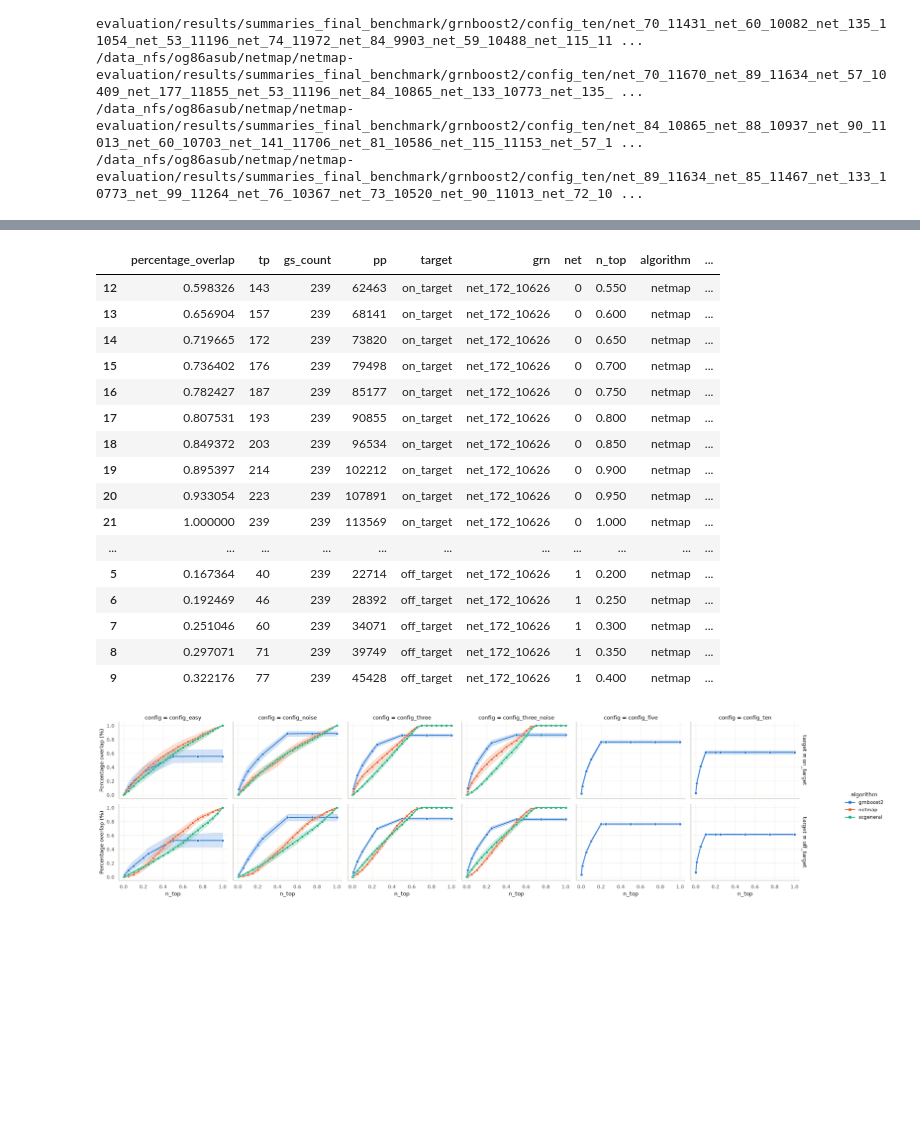
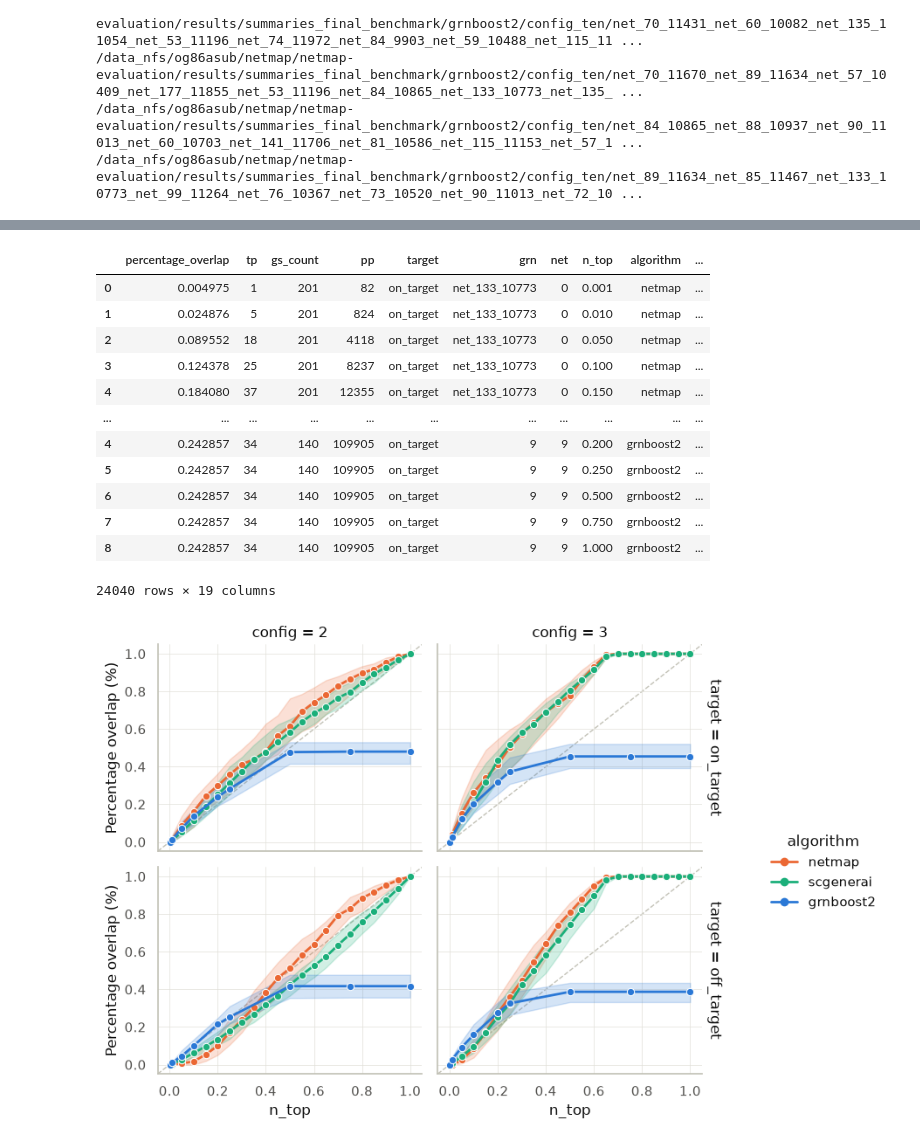
Before and after one commit to bionetslab/netmap-evaluation, a Jupyter notebook: src/manuscript_synthetic/manuscript_results/prepare_plotting_data_final_benchmark.ipynb, the cells around one changed output, grey strips where cells are left out. Cells and saved outputs as stored; diff of their text form; code cells hidden in the pictures; blank space fills up the shorter version.

```diff
--- a/src/manuscript_synthetic/manuscript_results/prepare_plotting_data_final_benchmark.ipynb
+++ b/src/manuscript_synthetic/manuscript_results/prepare_plotting_data_final_benchmark.ipynb
@@ -150,24 +161,46 @@ grnb
 final_metrics = pd.concat([final_metrics, grnb])
 # %%
-final_metrics.iloc[100:120]
+final_metrics
 # %% [output]
 |  | percentage_overlap | tp | gs_count | pp | target | grn | net | n_top | algorithm | ... |
-| 12 | 0.598326 | 143 | 239 | 62463 | on_target | net_172_10626 | 0 | 0.550 | netmap | ... |
-| 13 | 0.656904 | 157 | 239 | 68141 | on_target | net_172_10626 | 0 | 0.600 | netmap | ... |
-| 14 | 0.719665 | 172 | 239 | 73820 | on_target | net_172_10626 | 0 | 0.650 | netmap | ... |
-| 15 | 0.736402 | 176 | 239 | 79498 | on_target | net_172_10626 | 0 | 0.700 | netmap | ... |
-| 16 | 0.782427 | 187 | 239 | 85177 | on_target | net_172_10626 | 0 | 0.750 | netmap | ... |
-| 17 | 0.807531 | 193 | 239 | 90855 | on_target | net_172_10626 | 0 | 0.800 | netmap | ... |
-| 18 | 0.849372 | 203 | 239 | 96534 | on_target | net_172_10626 | 0 | 0.850 | netmap | ... |
-| 19 | 0.895397 | 214 | 239 | 102212 | on_target | net_172_10626 | 0 | 0.900 | netmap | ... |
-| 20 | 0.933054 | 223 | 239 | 107891 | on_target | net_172_10626 | 0 | 0.950 | netmap | ... |
-| 21 | 1.000000 | 239 | 239 | 113569 | on_target | net_172_10626 | 0 | 1.000 | netmap | ... |
+| 0 | 0.004975 | 1 | 201 | 82 | on_target | net_133_10773 | 0 | 0.001 | netmap | ... |
+| 1 | 0.024876 | 5 | 201 | 824 | on_target | net_133_10773 | 0 | 0.010 | netmap | ... |
+| 2 | 0.089552 | 18 | 201 | 4118 | on_target | net_133_10773 | 0 | 0.050 | netmap | ... |
+| 3 | 0.124378 | 25 | 201 | 8237 | on_target | net_133_10773 | 0 | 0.100 | netmap | ... |
+| 4 | 0.184080 | 37 | 201 | 12355 | on_target | net_133_10773 | 0 | 0.150 | netmap | ... |
 | ... | ... | ... | ... | ... | ... | ... | ... | ... | ... | ... |
-| 5 | 0.167364 | 40 | 239 | 22714 | off_target | net_172_10626 | 1 | 0.200 | netmap | ... |
-| 6 | 0.192469 | 46 | 239 | 28392 | off_target | net_172_10626 | 1 | 0.250 | netmap | ... |
-| 7 | 0.251046 | 60 | 239 | 34071 | off_target | net_172_10626 | 1 | 0.300 | netmap | ... |
-| 8 | 0.297071 | 71 | 239 | 39749 | off_target | net_172_10626 | 1 | 0.350 | netmap | ... |
-| 9 | 0.322176 | 77 | 239 | 45428 | off_target | net_172_10626 | 1 | 0.400 | netmap | ... |
+| 4 | 0.242857 | 34 | 140 | 109905 | on_target | 9 | 9 | 0.200 | grnboost2 | ... |
+| 5 | 0.242857 | 34 | 140 | 109905 | on_target | 9 | 9 | 0.250 | grnboost2 | ... |
+| 6 | 0.242857 | 34 | 140 | 109905 | on_target | 9 | 9 | 0.500 | grnboost2 | ... |
+| 7 | 0.242857 | 34 | 140 | 109905 | on_target | 9 | 9 | 0.750 | grnboost2 | ... |
+| 8 | 0.242857 | 34 | 140 | 109905 | on_target | 9 | 9 | 1.000 | grnboost2 | ... |
+24040 rows × 19 columns
+# %%
+# Keep only datasets where every algorithm is present at least once —
+# drops partial datasets so the facets compare like with like.
+algorithms = np.unique(final_metrics.algorithm)
+complete_datasets = (
+    final_metrics.groupby("dataset")["algorithm"].nunique() == len(algorithms)
+)
+final_metrics = final_metrics[final_metrics["dataset"].isin(complete_datasets[complete_datasets].index)]
+# %%
+def recode_number_of_datasets(config_item):
+    if config_item == 'config_easy':
+        return 2
+    if config_item == 'config_noise':
+        return 2
+    if config_item == 'config_three':
+        return 3
+    if config_item == 'config_three_noise':
+        return 3
+    if config_item == 'config_five':
+        return 5
+    if config_item == 'config_ten':
+        return 10
+# %%
+final_metrics = final_metrics.reset_index()
+final_metrics['n_clusters'] = final_metrics['config'].apply(recode_number_of_datasets)
+final_metrics.to_csv('/data_nfs/og86asub/netmap/netmap-evaluation/results/figures/data/comparison_NM_SC_GB.tsv', sep = '\t', header=True)
 # %%
 import matplotlib.pyplot as plt
 import seaborn as sns
@@ -195,34 +228,43 @@ sns.set_theme(style="whitegrid", rc={
 
 algorithms = sorted(final_metrics["algorithm"].unique())
 palette = dict(zip(algorithms, CATEGORICAL_PALETTE))
 
 g = sns.relplot(
     data=final_metrics,
     x="n_top",
     y="percentage_overlap",
     hue="algorithm",
-    hue_order=algorithms,
+    #hue_order=algorithms,
     palette=palette,
     row="target",
-    col="config",
+    col="n_clusters",
     kind="line",
     marker="o",
     linewidth=2,
     markersize=6,
     facet_kws={"margin_titles": True},
     height=3,
     aspect=1.3,
+    estimator="median",
+    errorbar=("pi", 50),
 )
 
 g.set_axis_labels("n_top", "Percentage overlap (%)")
 g.set_titles(row_template="target = {row_name}", col_template="config = {col_name}")
 g.tight_layout()
 
 for ax in g.axes.flat:
     ax.grid(True, axis="both", linewidth=0.5)
     sns.despine(ax=ax, left=False, bottom=False)
 
-#plt.savefig("overlap_by_ntop.png", dpi=200, bbox_inches="tight")
+    # Reference x=y line, drawn without rescaling the existing view.
+    xlim, ylim = ax.get_xlim(), ax.get_ylim()
+    lo, hi = xlim
+    ax.plot([lo, hi], [lo, hi], color="#c3c2b7", linestyle="--", linewidth=1, zorder=0)
+    ax.set_xlim(xlim)
+    ax.set_ylim(ylim)
+
+plt.savefig("overlap_by_ntop.png", dpi=200, bbox_inches="tight")
 plt.show()
 # %% [output]
-[figure, old version]
+[figure, new version]
```
Also changed, not shown: parts of 4 cells of this notebook, 20 other files.
